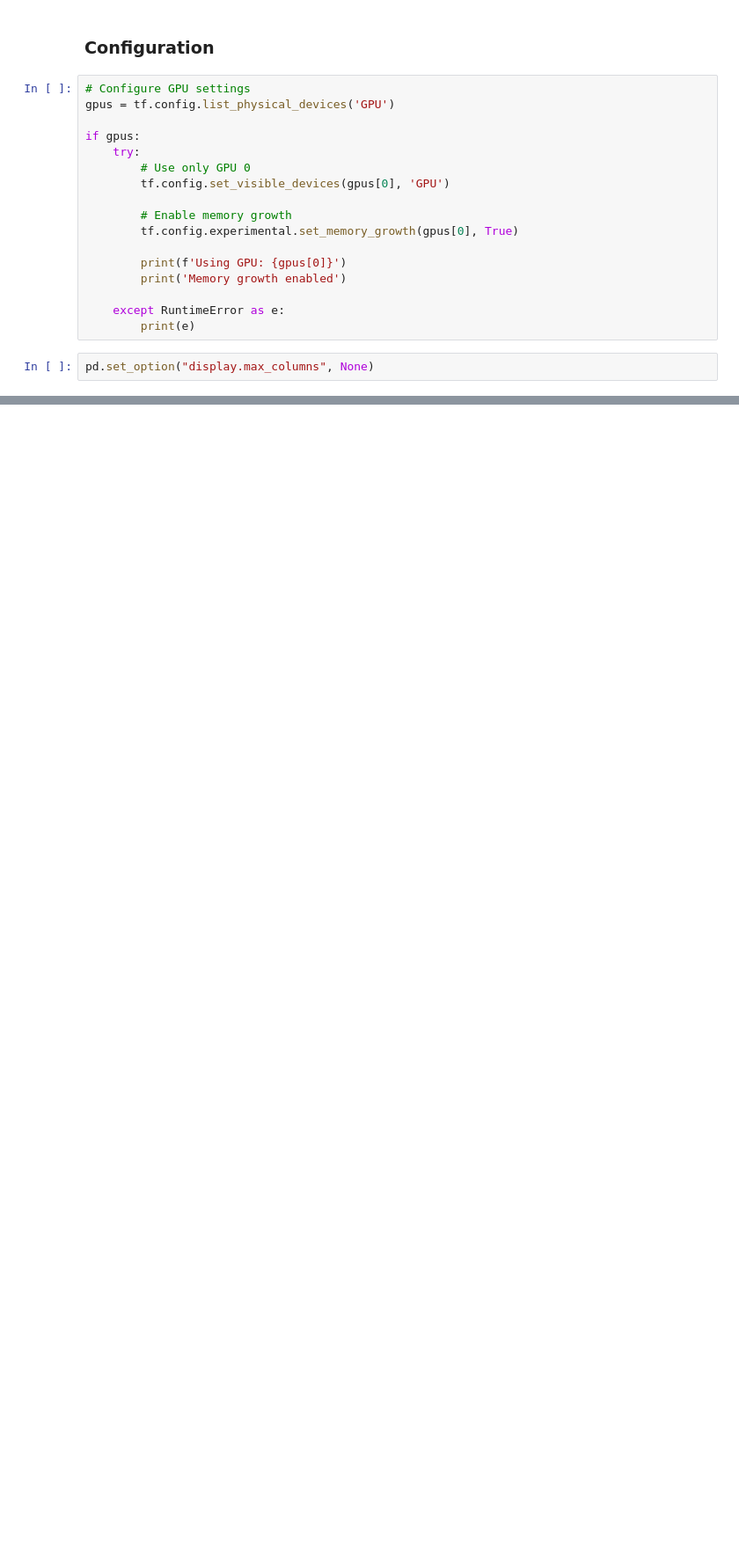
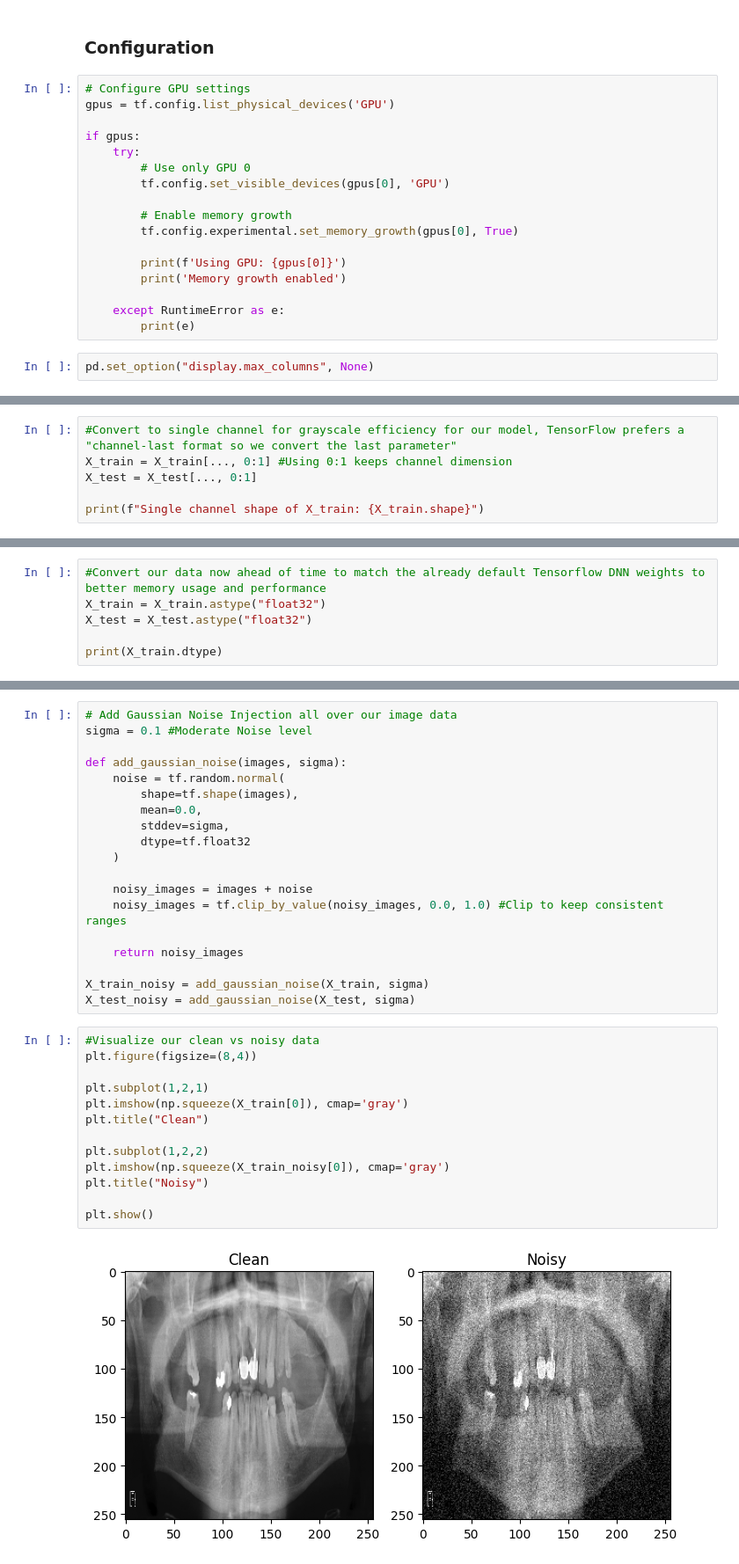
Before and after one commit to gentralg-Gitcoding/fullstack-projects, a Jupyter notebook: capstoneProjects/capstone_12/capstone_12_Deep_Learning_TensorFlow_Keras.ipynb, the cells around one changed output, grey strips where cells are left out. Shown at 88% size. Cells and saved outputs as stored; diff of their text form; blank space fills up the shorter version.

```diff
--- a/capstoneProjects/capstone_12/capstone_12_Deep_Learning_TensorFlow_Keras.ipynb
+++ b/capstoneProjects/capstone_12/capstone_12_Deep_Learning_TensorFlow_Keras.ipynb
@@ -82,0 +120,6 @@ NameError: name 'io' is not defined
+# %%
+#Convert to single channel for grayscale efficiency for our model, TensorFlow prefers a "channel-last format so we convert the last parameter"
+X_train = X_train[..., 0:1] #Using 0:1 keeps channel dimension
+X_test = X_test[..., 0:1]
+
+print(f"Single channel shape of X_train: {X_train.shape}")
@@ -82,0 +135,6 @@ NameError: name 'io' is not defined
+# %%
+#Convert our data now ahead of time to match the already default Tensorflow DNN weights to better memory usage and performance
+X_train = X_train.astype("float32")
+X_test = X_test.astype("float32")
+
+print(X_train.dtype)
@@ -82,0 +143,34 @@ NameError: name 'io' is not defined
+# %%
+# Add Gaussian Noise Injection all over our image data
+sigma = 0.1 #Moderate Noise level
+
+def add_gaussian_noise(images, sigma):
+    noise = tf.random.normal(
+        shape=tf.shape(images),
+        mean=0.0,
+        stddev=sigma,
+        dtype=tf.float32
+    )
+
+    noisy_images = images + noise
+    noisy_images = tf.clip_by_value(noisy_images, 0.0, 1.0) #Clip to keep consistent ranges
+
+    return noisy_images
+
+X_train_noisy = add_gaussian_noise(X_train, sigma)
+X_test_noisy = add_gaussian_noise(X_test, sigma)
+# %%
+#Visualize our clean vs noisy data
+plt.figure(figsize=(8,4))
+
+plt.subplot(1,2,1)
+plt.imshow(np.squeeze(X_train[0]), cmap='gray')
+plt.title("Clean")
+
+plt.subplot(1,2,2)
+plt.imshow(np.squeeze(X_train_noisy[0]), cmap='gray')
+plt.title("Noisy")
+
+plt.show()
+# %% [output]
+[figure, added]
```
Also changed, not shown: parts of 44 cells of this notebook, 3 other files.
